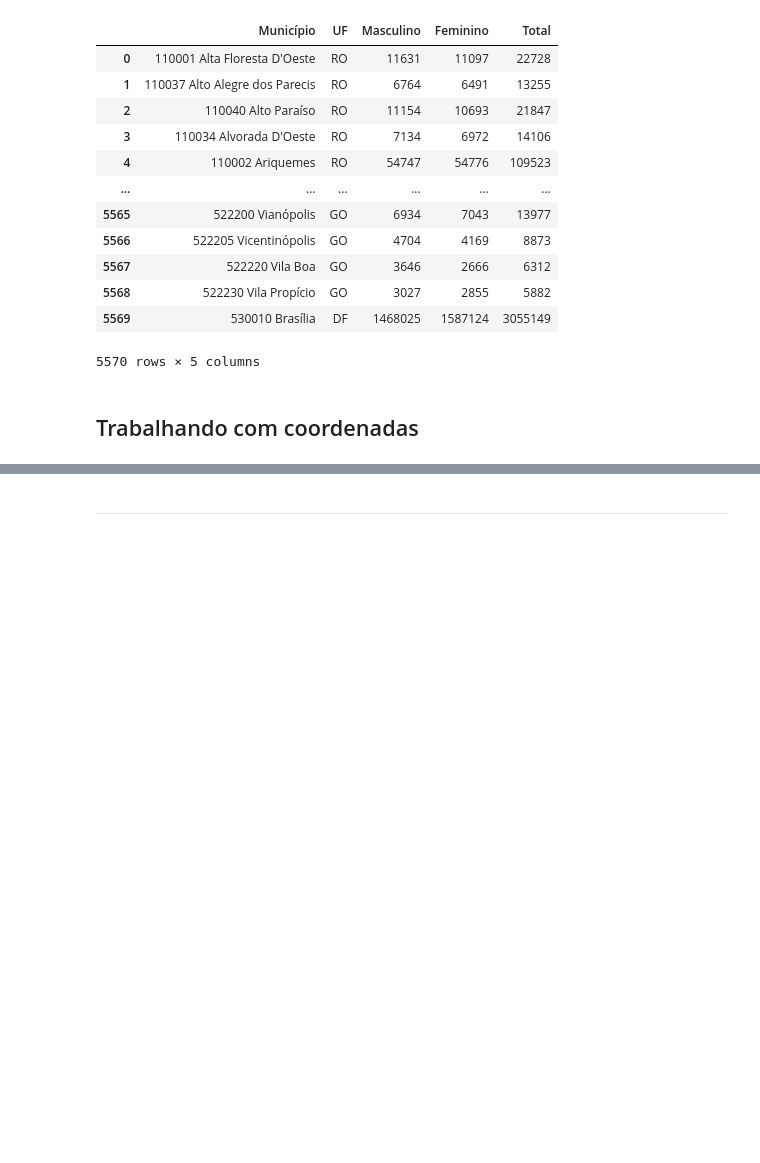
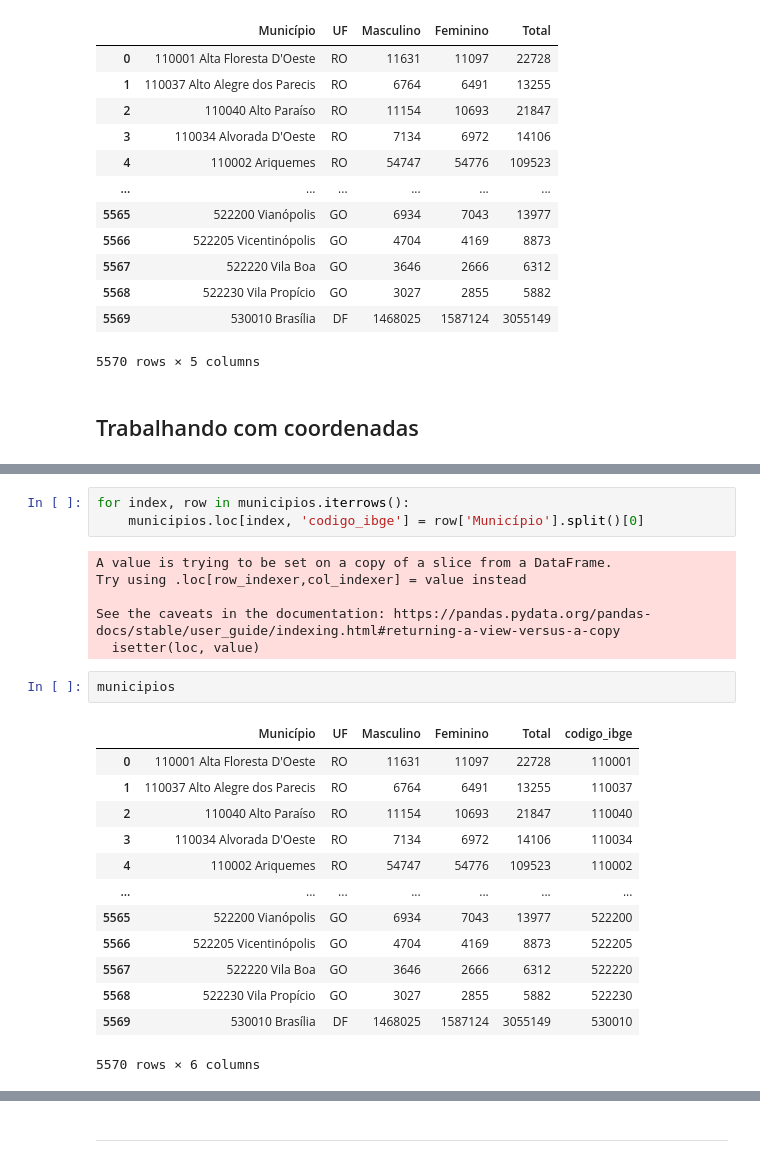
Before and after one commit to avellar1975/DataScience, a Jupyter notebook: jupyter_notebooks/estimativa_populacional_municipio.ipynb, the cells around one changed output, grey strips where cells are left out. Saved outputs shown, nothing was run; the diff lists cells and outputs as text; blank space fills up the shorter version.

```diff
--- a/jupyter_notebooks/estimativa_populacional_municipio.ipynb
+++ b/jupyter_notebooks/estimativa_populacional_municipio.ipynb
@@ -134,0 +151,25 @@ Mounted at /content/drive
+# %%
+for index, row in municipios.iterrows():
+    municipios.loc[index, 'codigo_ibge'] = row['Município'].split()[0]
+# %% [output]
+A value is trying to be set on a copy of a slice from a DataFrame.
+Try using .loc[row_indexer,col_indexer] = value instead
+
+See the caveats in the documentation: https://pandas.pydata.org/pandas-docs/stable/user_guide/indexing.html#returning-a-view-versus-a-copy
+  isetter(loc, value)
+# %%
+municipios
+# %% [output]
+|  | Município | UF | Masculino | Feminino | Total | codigo_ibge |
+| 0 | 110001 Alta Floresta D'Oeste | RO | 11631 | 11097 | 22728 | 110001 |
+| 1 | 110037 Alto Alegre dos Parecis | RO | 6764 | 6491 | 13255 | 110037 |
+| 2 | 110040 Alto Paraíso | RO | 11154 | 10693 | 21847 | 110040 |
+| 3 | 110034 Alvorada D'Oeste | RO | 7134 | 6972 | 14106 | 110034 |
+| 4 | 110002 Ariquemes | RO | 54747 | 54776 | 109523 | 110002 |
+| ... | ... | ... | ... | ... | ... | ... |
+| 5565 | 522200 Vianópolis | GO | 6934 | 7043 | 13977 | 522200 |
+| 5566 | 522205 Vicentinópolis | GO | 4704 | 4169 | 8873 | 522205 |
+| 5567 | 522220 Vila Boa | GO | 3646 | 2666 | 6312 | 522220 |
+| 5568 | 522230 Vila Propício | GO | 3027 | 2855 | 5882 | 522230 |
+| 5569 | 530010 Brasília | DF | 1468025 | 1587124 | 3055149 | 530010 |
+5570 rows × 6 columns
```
Also changed, not shown: parts of 12 cells of this notebook.
